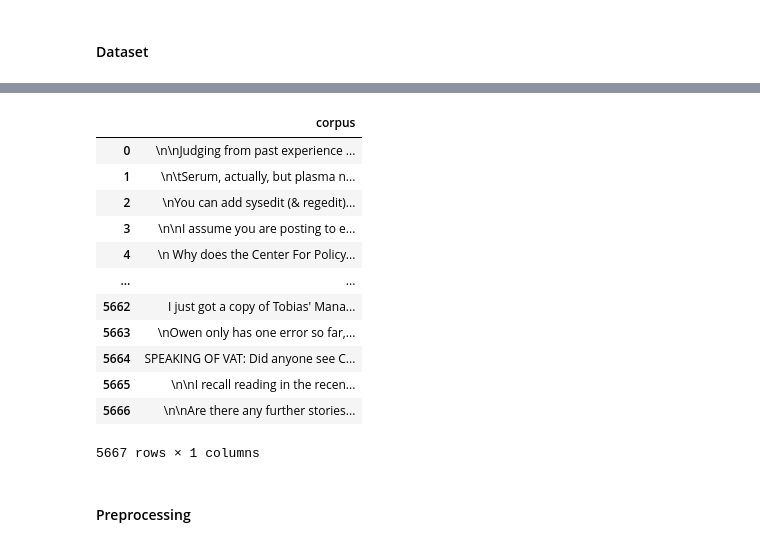
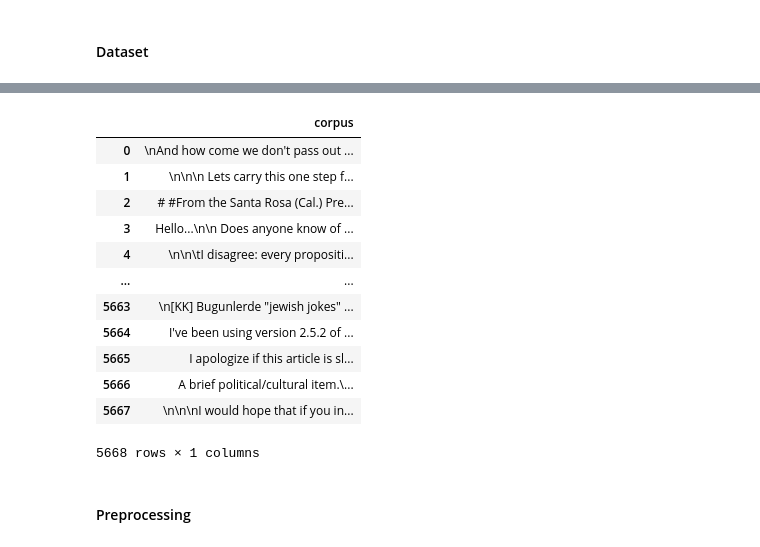
Before and after one commit to Chouzen01/TM-W4, a Jupyter notebook: praktikum 9.ipynb, the cells around one changed output, grey strips where cells are left out. Cells and saved outputs as stored; diff of their text form; code cells hidden in the pictures.

```diff
--- a/praktikum 9.ipynb
+++ b/praktikum 9.ipynb
@@ -108,33 +133,33 @@ import seaborn as sns
 # %%
 categories = [
  'comp.graphics',
  'comp.os.ms-windows.misc',
  'rec.sport.baseball',
  'rec.sport.hockey',
  'alt.atheism',
  'soc.religion.christian',
  'talk.politics.mideast',
  'talk.politics.misc',
- 'sci.med',
+ 'sci.crypt',
  'sci.space'
 ]
 dataset = fetch_20newsgroups(subset='train', categories=categories, shuffle=True, remove=('headers', 'footers', 'quotes'))
 df = pd.DataFrame(dataset.data, columns=["corpus"])
 df
 # %% [output]
 |  | corpus |
-| 0 | \n\nJudging from past experience ... |
-| 1 | \n\tSerum, actually, but plasma n... |
-| 2 | \nYou can add sysedit (& regedit)... |
-| 3 | \n\nI assume you are posting to e... |
-| 4 | \n Why does the Center For Policy... |
+| 0 | \nAnd how come we don't pass out ... |
+| 1 | \n\n\n Lets carry this one step f... |
+| 2 | # #From the Santa Rosa (Cal.) Pre... |
+| 3 | Hello...\n\n Does anyone know of ... |
+| 4 | \n\n\tI disagree: every propositi... |
 | ... | ... |
-| 5662 | I just got a copy of Tobias' Mana... |
-| 5663 | \nOwen only has one error so far,... |
-| 5664 | SPEAKING OF VAT: Did anyone see C... |
-| 5665 | \n\nI recall reading in the recen... |
-| 5666 | \n\nAre there any further stories... |
+| 5663 | \n[KK] Bugunlerde "jewish jokes" ... |
+| 5664 | I've been using version 2.5.2 of ... |
+| 5665 | I apologize if this article is sl... |
+| 5666 | A brief political/cultural item.\... |
+| 5667 | \n\n\nI would hope that if you in... |
-5667 rows × 1 columns
+5668 rows × 1 columns
 # %% [markdown]
 #### Preprocessing
 # %%
```
Also changed, not shown: parts of 17 cells of this notebook.
